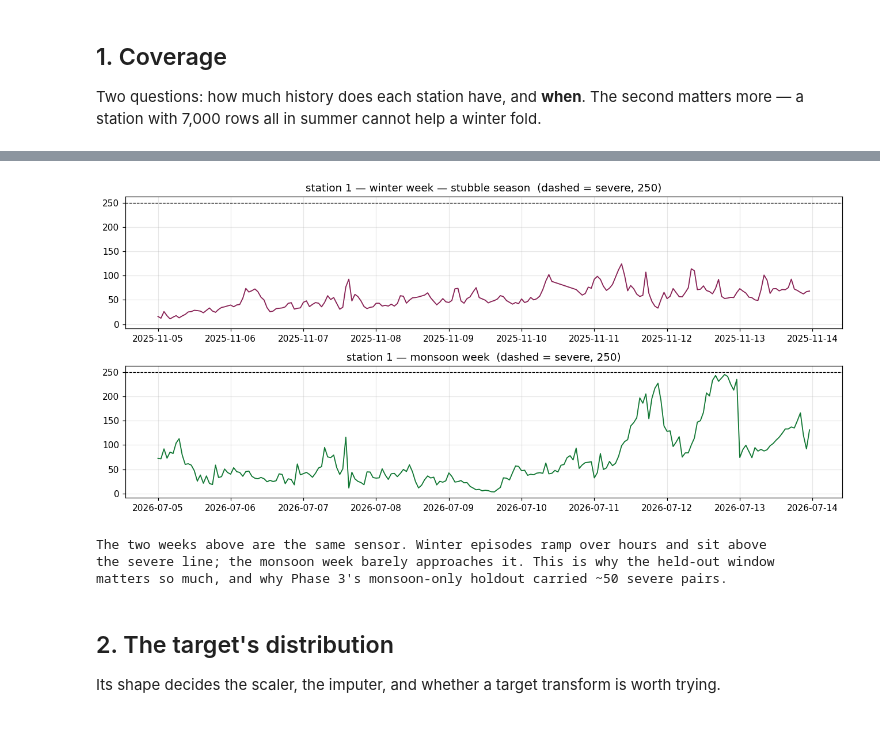
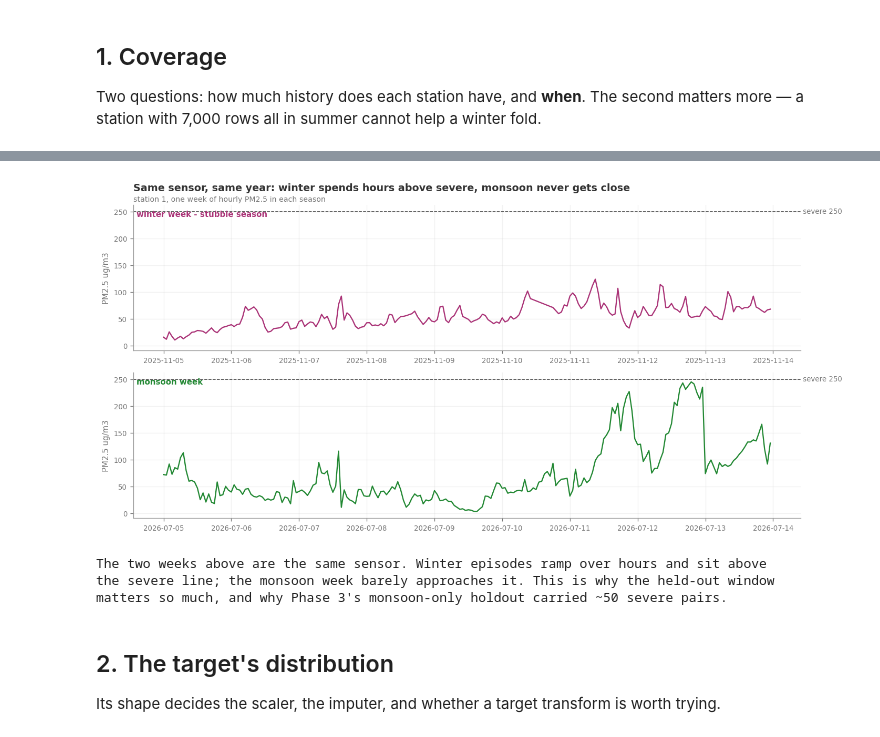
Before and after one commit to SUMEET1000/aqi-nowcast, a Jupyter notebook: notebooks/01_eda_cleaning.ipynb, the cells around one changed output, grey strips where cells are left out. Cells and saved outputs as stored; diff of their text form; code cells hidden in the pictures.

```diff
--- a/notebooks/01_eda_cleaning.ipynb
+++ b/notebooks/01_eda_cleaning.ipynb
@@ -135,7 +182,7 @@ note(f'''
 - Before **2025-10** only ~5 stations reported, so fold 1's training block is thin and
   station-skewed. Stated in the README rather than fixed by moving the boundary.
 # %%
-# Coverage heatmap — the clearest single picture of why fold 1 is thin.
+# Coverage heatmap - the clearest single picture of why fold 1 is thin.
 grid = (raw.assign(month=raw.ist.dt.to_period("M").astype(str))
            .pivot_table(index="station_id", columns="month",
                         values="value", aggfunc="size")
@@ -144,13 +191,20 @@ hours_in_month = (raw.assign(month=raw.ist.dt.to_period("M"))
                      .groupby("month").size().index.to_timestamp().days_in_month * 24)
 frac = grid.div(hours_in_month.values, axis=1).clip(0, 1)
 
-fig, ax = plt.subplots(figsize=(12, 6))
+fig, ax = plt.subplots(figsize=(12, 6.4))
 im = ax.imshow(frac.values, aspect="auto", cmap="YlGnBu", vmin=0, vmax=1)
-ax.set_xticks(range(len(frac.columns))); ax.set_xticklabels(frac.columns, rotation=60)
-ax.set_yticks(range(len(frac.index))); ax.set_yticklabels(frac.index, fontsize=7)
+ax.set_xticks(range(len(frac.columns)))
+ax.set_xticklabels(frac.columns, rotation=60)
+ax.set_yticks(range(len(frac.index)))
+ax.set_yticklabels(frac.index, fontsize=7)
 ax.set_ylabel("station_id"); ax.grid(False)
-ax.set_title("share of each month's hours present, per station "
-             "(white = station not reporting)")
-fig.colorbar(im, ax=ax, label="fraction of hours present")
+# The left edge of the block is the answer: rows start at different months.
+ax.set_xticks(np.arange(-.5, len(frac.columns), 1), minor=True)
+ax.set_yticks(np.arange(-.5, len(frac.index), 1), minor=True)
+ax.grid(which="minor", color="white", lw=.5)
+ax.tick_params(which="minor", length=0)
+titles(ax, "Most stations only start reporting in Sept-Oct 2025",
+       "share of each month's hours present per station - white means the station sent nothing")
+fig.colorbar(im, ax=ax, label="fraction of hours present", pad=.02)
 plt.tight_layout(); plt.show()
 # %% [output]
@@ -158,24 +212,33 @@ plt.tight_layout(); plt.show()
 # %%
 # What the data actually looks like: a winter week against a monsoon week, same station.
 busiest_pre = raw.groupby("station_id").size().idxmax()
 one = raw[raw.station_id == busiest_pre].set_index("ist")["value"]
-fig, axes = plt.subplots(2, 1, figsize=(12, 5.5), sharey=True)
+
+fig, axes = plt.subplots(2, 1, figsize=(12, 5.8), sharey=True)
 for ax, (lo, hi, label, colour) in zip(axes, [
-        ("2025-11-05", "2025-11-13", "winter week — stubble season", "#882255"),
-        ("2026-07-05", "2026-07-13", "monsoon week", "#117733")]):
+        ("2025-11-05", "2025-11-13", "winter week - stubble season", PAL["purple"]),
+        ("2026-07-05", "2026-07-13", "monsoon week", PAL["green"])]):
     seg = one.loc[lo:hi]
-    ax.plot(seg.index, seg.values, color=colour, lw=1.2)
-    ax.axhline(SEVERE_ABOVE, ls="--", c="k", lw=.8)
-    ax.set_title(f"station {busiest_pre} — {label}  (dashed = severe, {SEVERE_ABOVE:.0f})")
+    ax.plot(seg.index, seg.values, color=colour, lw=1.4)
+    # Shade only the part above the severe line, so an exceedance is visible
+    # as area rather than as a line crossing.
+    ax.fill_between(seg.index, SEVERE_ABOVE, seg.values,
+                    where=seg.values > SEVERE_ABOVE, color=colour, alpha=.25)
+    bandline(ax)
+    ax.set_ylabel("PM2.5 ug/m3")
+    ax.text(.005, .92, label, transform=ax.transAxes, fontsize=9,
+            color=colour, fontweight="bold")
+titles(axes[0], f"Same sensor, same year: winter spends hours above severe, monsoon never gets close",
+       f"station {busiest_pre}, one week of hourly PM2.5 in each season")
 plt.tight_layout(); plt.show()
 
 note(f'''
     The two weeks above are the same sensor. Winter episodes ramp over hours and sit above
     the severe line; the monsoon week barely approaches it. This is why the held-out window
     matters so much, and why Phase 3's monsoon-only holdout carried ~50 severe pairs.
 ''')
 # %% [output]
-[figure, old version]
+[figure, new version]
 The two weeks above are the same sensor. Winter episodes ramp over hours and sit above
 the severe line; the monsoon week barely approaches it. This is why the held-out window
 matters so much, and why Phase 3's monsoon-only holdout carried ~50 severe pairs.
```
Also changed, not shown: parts of 15 cells of this notebook, 2 other files.
